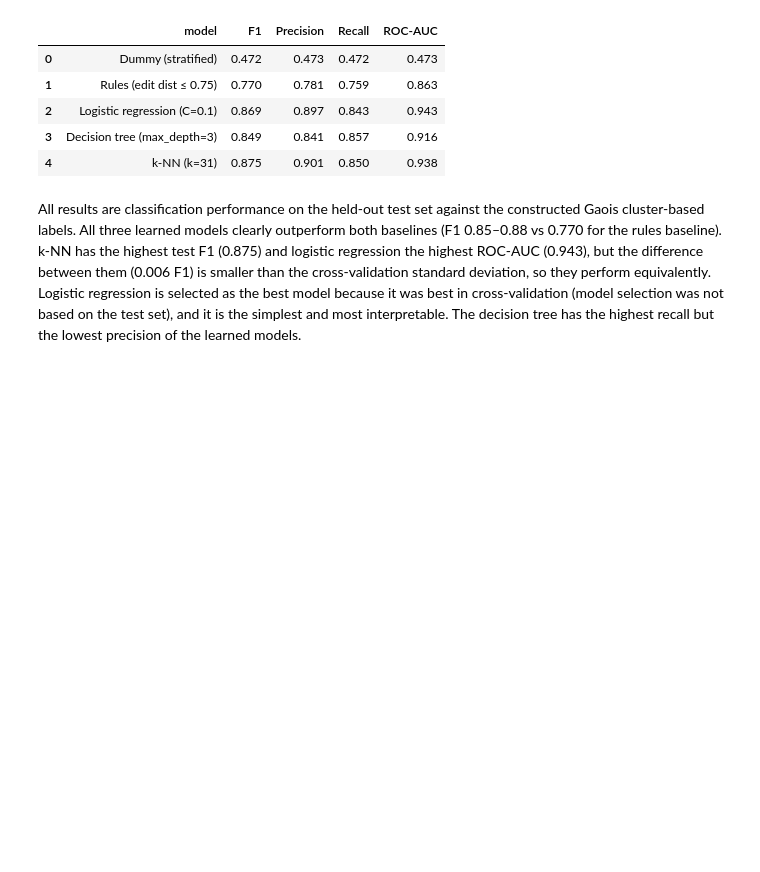
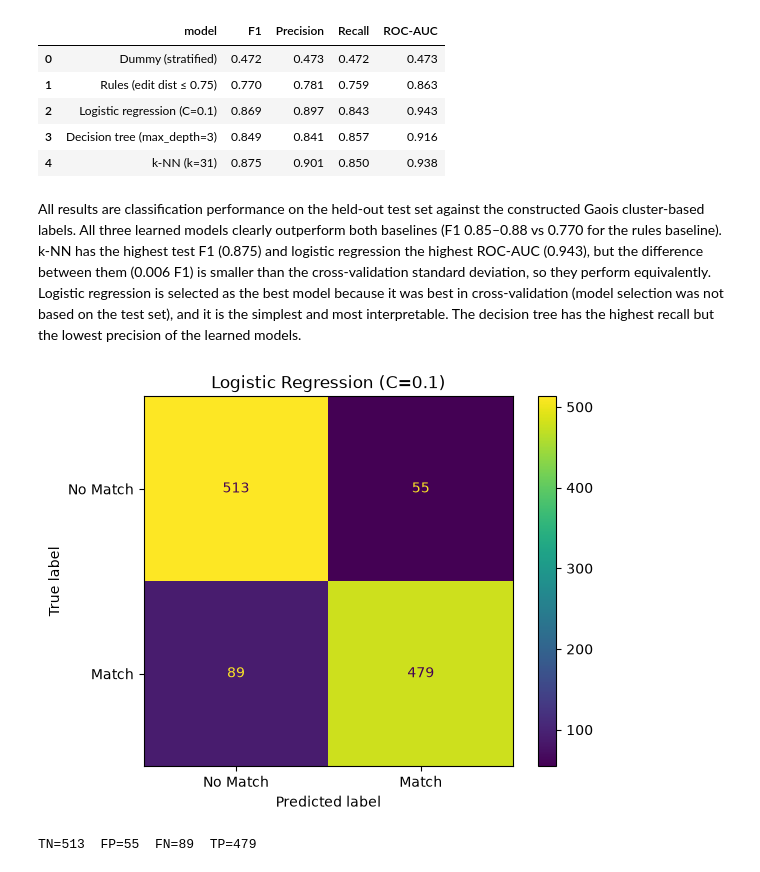
Before and after one commit to miriamfullerug/ct4101-sloinnte-matching, a Jupyter notebook: notebooks/02_model_comparison.ipynb, the cells around one changed output. Saved outputs shown, nothing was run; the diff lists cells and outputs as text; code cells hidden in the pictures; blank space fills up the shorter version.

Commit message:
Add confusion matrix and precision-recall curves

```diff
--- a/notebooks/02_model_comparison.ipynb
+++ b/notebooks/02_model_comparison.ipynb
@@ -202,3 +202,16 @@ results_table
 | 4 | k-NN (k=31) | 0.875 | 0.901 | 0.850 | 0.938 |
 # %% [markdown]
 All results are classification performance on the held-out test set against the constructed Gaois cluster-based labels. All three learned models clearly outperform both baselines (F1 0.85–0.88 vs 0.770 for the rules baseline). k-NN has the highest test F1 (0.875) and logistic regression the highest ROC-AUC (0.943), but the difference between them (0.006 F1) is smaller than the cross-validation standard deviation, so they perform equivalently. Logistic regression is selected as the best model because it was best in cross-validation (model selection was not based on the test set), and it is the simplest and most interpretable. The decision tree has the highest recall but the lowest precision of the learned models.
+# %%
+from sklearn.metrics import confusion_matrix
+from sklearn.metrics import ConfusionMatrixDisplay
+
+pred, score = predictions["Logistic regression (C=0.1)"]
+tn, fp, fn, tp = confusion_matrix(y_test, pred).ravel()
+ConfusionMatrixDisplay.from_predictions(y_test, pred, display_labels=["No Match", "Match"])
+plt.title("Logistic Regression (C=0.1)")
+plt.show()
+print(f"TN={tn}  FP={fp}  FN={fn}  TP={tp}")
+# %% [output]
+[figure, added]
+TN=513  FP=55  FN=89  TP=479
```
Also changed, not shown: parts of 3 cells of this notebook.
